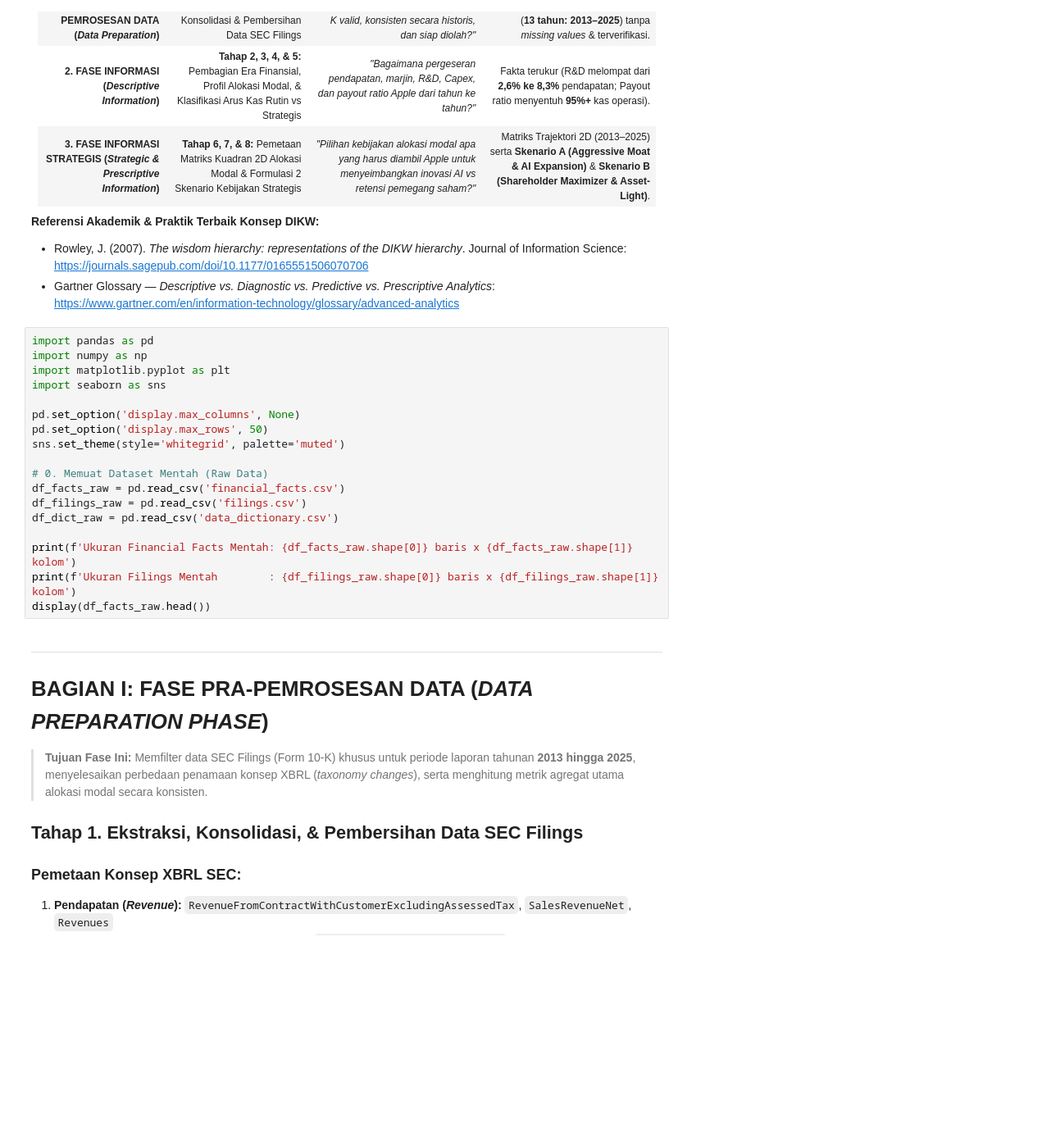
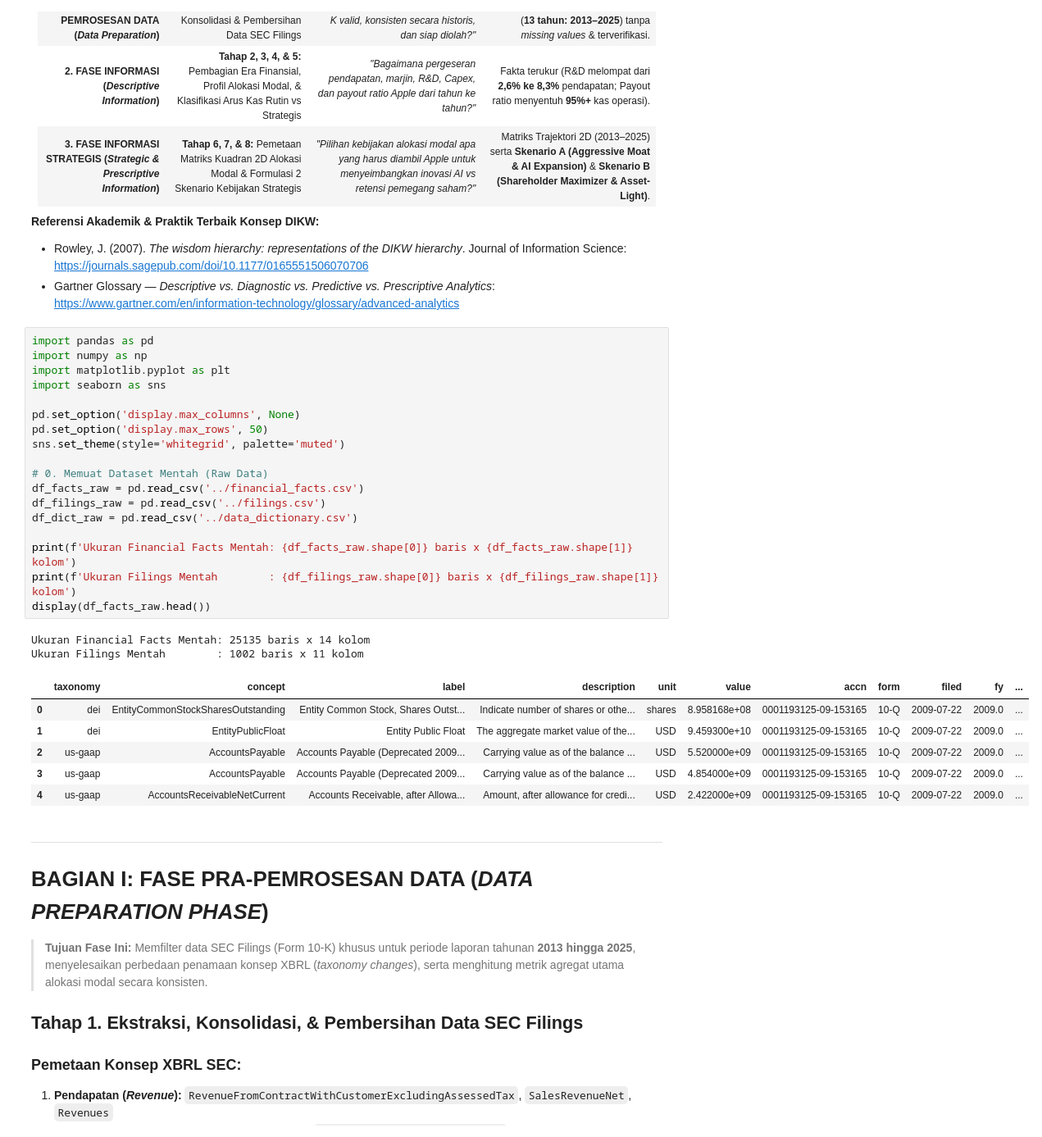
Before and after one commit to ZazkiaLutvi/Info-Strategy, a Jupyter notebook: Apple_Stocks_Dataset/analisis/Analisis_Strategi_Alokasi_Modal_Apple_2013_2025.ipynb, the cells around one changed output. Shown at 82% size. Saved outputs shown, nothing was run; the diff lists cells and outputs as text; blank space fills up the shorter version.

```diff
--- a/Apple_Stocks_Dataset/analisis/Analisis_Strategi_Alokasi_Modal_Apple_2013_2025.ipynb
+++ b/Apple_Stocks_Dataset/analisis/Analisis_Strategi_Alokasi_Modal_Apple_2013_2025.ipynb
@@ -18,21 +18,30 @@ Dalam manajemen sistem informasi dan analitika keuangan korporat, pengolahan dat
 # %%
 import pandas as pd
 import numpy as np
 import matplotlib.pyplot as plt
 import seaborn as sns
 
 pd.set_option('display.max_columns', None)
 pd.set_option('display.max_rows', 50)
 sns.set_theme(style='whitegrid', palette='muted')
 
 # 0. Memuat Dataset Mentah (Raw Data)
-df_facts_raw = pd.read_csv('financial_facts.csv')
-df_filings_raw = pd.read_csv('filings.csv')
-df_dict_raw = pd.read_csv('data_dictionary.csv')
+df_facts_raw = pd.read_csv('../financial_facts.csv')
+df_filings_raw = pd.read_csv('../filings.csv')
+df_dict_raw = pd.read_csv('../data_dictionary.csv')
 
 print(f'Ukuran Financial Facts Mentah: {df_facts_raw.shape[0]} baris x {df_facts_raw.shape[1]} kolom')
 print(f'Ukuran Filings Mentah        : {df_filings_raw.shape[0]} baris x {df_filings_raw.shape[1]} kolom')
 display(df_facts_raw.head())
+# %% [output]
+Ukuran Financial Facts Mentah: 25135 baris x 14 kolom
+Ukuran Filings Mentah        : 1002 baris x 11 kolom
+|  | taxonomy | concept | label | description | unit | value | accn | form | filed | fy | ... |
+| 0 | dei | EntityCommonStockSharesOutstanding | Entity Common Stock, Shares Outst... | Indicate number of shares or othe... | shares | 8.958168e+08 | 0001193125-09-153165 | 10-Q | 2009-07-22 | 2009.0 | ... |
+| 1 | dei | EntityPublicFloat | Entity Public Float | The aggregate market value of the... | USD | 9.459300e+10 | 0001193125-09-153165 | 10-Q | 2009-07-22 | 2009.0 | ... |
+| 2 | us-gaap | AccountsPayable | Accounts Payable (Deprecated 2009... | Carrying value as of the balance ... | USD | 5.520000e+09 | 0001193125-09-153165 | 10-Q | 2009-07-22 | 2009.0 | ... |
+| 3 | us-gaap | AccountsPayable | Accounts Payable (Deprecated 2009... | Carrying value as of the balance ... | USD | 4.854000e+09 | 0001193125-09-153165 | 10-Q | 2009-07-22 | 2009.0 | ... |
+| 4 | us-gaap | AccountsReceivableNetCurrent | Accounts Receivable, after Allowa... | Amount, after allowance for credi... | USD | 2.422000e+09 | 0001193125-09-153165 | 10-Q | 2009-07-22 | 2009.0 | ... |
 # %% [markdown]
 ---
 # BAGIAN I: FASE PRA-PEMROSESAN DATA (*DATA PREPARATION PHASE*)
```
Also changed, not shown: parts of 4 cells of this notebook, 7 other files.
